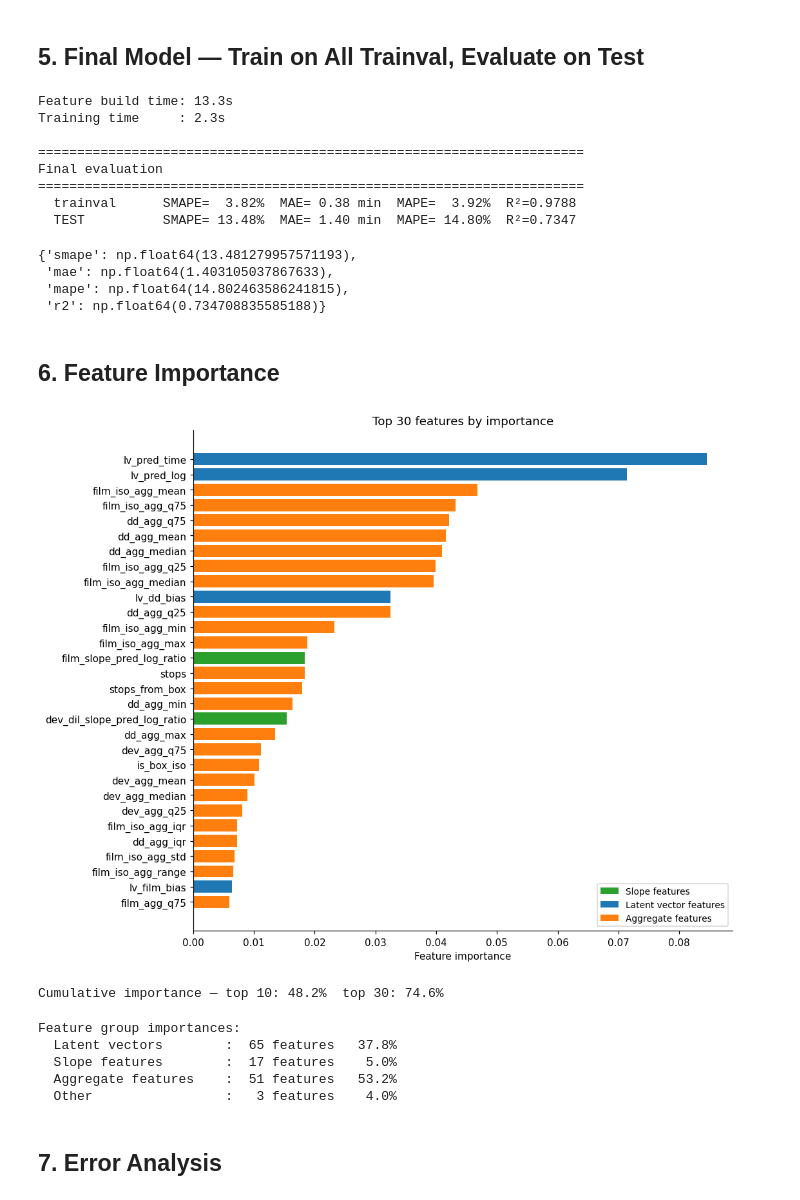
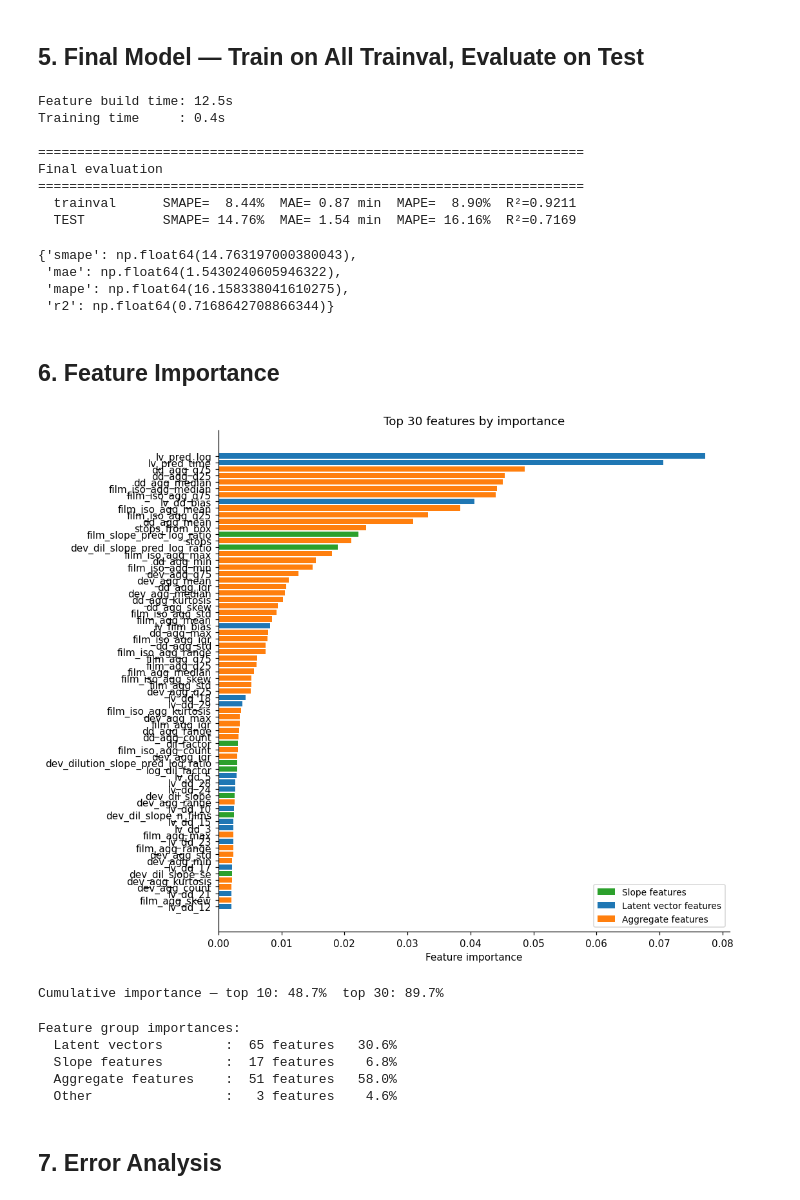
Before and after one commit to cierlika/film_dev_dil, a Jupyter notebook: film_dev_dil.ipynb, the cells around one changed output. Cells and saved outputs as stored; diff of their text form; code cells hidden in the pictures.

```diff
--- a/film_dev_dil.ipynb
+++ b/film_dev_dil.ipynb
@@ -501,9 +511,10 @@ X_tv, y_tv, X_test, y_test, final_feature_names = build_features(df_trainval, df
 print(f"Feature build time: {time.time() - t0:.1f}s")
 
 t0 = time.time()
-et_final = ExtraTreesRegressor(
-    n_estimators=500, max_depth=25, max_features= 'sqrt',
-        min_samples_leaf=2, random_state=42, n_jobs=-1,
+et_final = RandomForestRegressor(
+        n_estimators=100, max_features=0.05,
+        min_samples_split=20, random_state=42, n_jobs=-1,
+
 )
 et_final.fit(X_tv, y_tv)
 print(f"Training time     : {time.time() - t0:.1f}s")
@@ -518,49 +529,49 @@ print("=" * 70)
 evaluate(y_tv,   y_pred_tv,   'trainval')
 evaluate(y_test, y_pred_test, 'TEST')
 # %% [output]
-Feature build time: 13.3s
-Training time     : 2.3s
+Feature build time: 12.5s
+Training time     : 0.4s
 
 ======================================================================
 Final evaluation
 ======================================================================
-  trainval      SMAPE=  3.82%  MAE= 0.38 min  MAPE=  3.92%  R²=0.9788
-  TEST          SMAPE= 13.48%  MAE= 1.40 min  MAPE= 14.80%  R²=0.7347
+  trainval      SMAPE=  8.44%  MAE= 0.87 min  MAPE=  8.90%  R²=0.9211
+  TEST          SMAPE= 14.76%  MAE= 1.54 min  MAPE= 16.16%  R²=0.7169
-{'smape': np.float64(13.481279957571193),
- 'mae': np.float64(1.403105037867633),
- 'mape': np.float64(14.802463586241815),
- 'r2': np.float64(0.734708835585188)}
+{'smape': np.float64(14.763197000380043),
+ 'mae': np.float64(1.5430240605946322),
+ 'mape': np.float64(16.158338041610275),
+ 'r2': np.float64(0.7168642708866344)}
 # %% [markdown]
 ## 6. Feature Importance
 # %%
 imp = pd.Series(et_final.feature_importances_, index=final_feature_names).sort_values(ascending=False)
-top30 = imp.head(30)
+top30 = imp.head(70)
 
 fig, ax = plt.subplots(figsize=(10, 8))
 colors = ['#1f77b4' if 'lv_' in n else
           '#2ca02c' if any(x in n for x in ['slope', 'accel', 'dil']) else
           '#ff7f0e' for n in top30.index]
 ax.barh(top30.index[::-1], top30.values[::-1], color=colors[::-1])
 ax.set_xlabel('Feature importance')
 ax.set_title('Top 30 features by importance')
 
 # Legend patches
 from matplotlib.patches import Patch
 legend_elements = [
     Patch(facecolor='#2ca02c', label='Slope features'),
     Patch(facecolor='#1f77b4', label='Latent vector features'),
     Patch(facecolor='#ff7f0e', label='Aggregate features'),
 ]
 ax.legend(handles=legend_elements, fontsize=9, loc='lower right')
 
 plt.tight_layout()
 plt.show()
 
 print(f"Cumulative importance — top 10: {top30.head(10).sum()*100:.1f}%  "
       f"top 30: {top30.sum()*100:.1f}%")
 # %% [output]
-[figure, old version]
+[figure, new version]
-Cumulative importance — top 10: 48.2%  top 30: 74.6%
+Cumulative importance — top 10: 48.7%  top 30: 89.7%
 # %%
 # Importance breakdown by feature group
 groups = {
@@ -582,10 +593,10 @@ for group, names in groups.items():
     print(f"  {group:22s}: {len(names):3d} features  {total:5.1f}%")
 # %% [output]
 Feature group importances:
-  Latent vectors        :  65 features   37.8%
-  Slope features        :  17 features    5.0%
-  Aggregate features    :  51 features   53.2%
-  Other                 :   3 features    4.0%
+  Latent vectors        :  65 features   30.6%
+  Slope features        :  17 features    6.8%
+  Aggregate features    :  51 features   58.0%
+  Other                 :   3 features    4.6%
 # %% [markdown]
 ## 7. Error Analysis
 # %%
```
Also changed, not shown: parts of 8 cells of this notebook, 5 other files.
